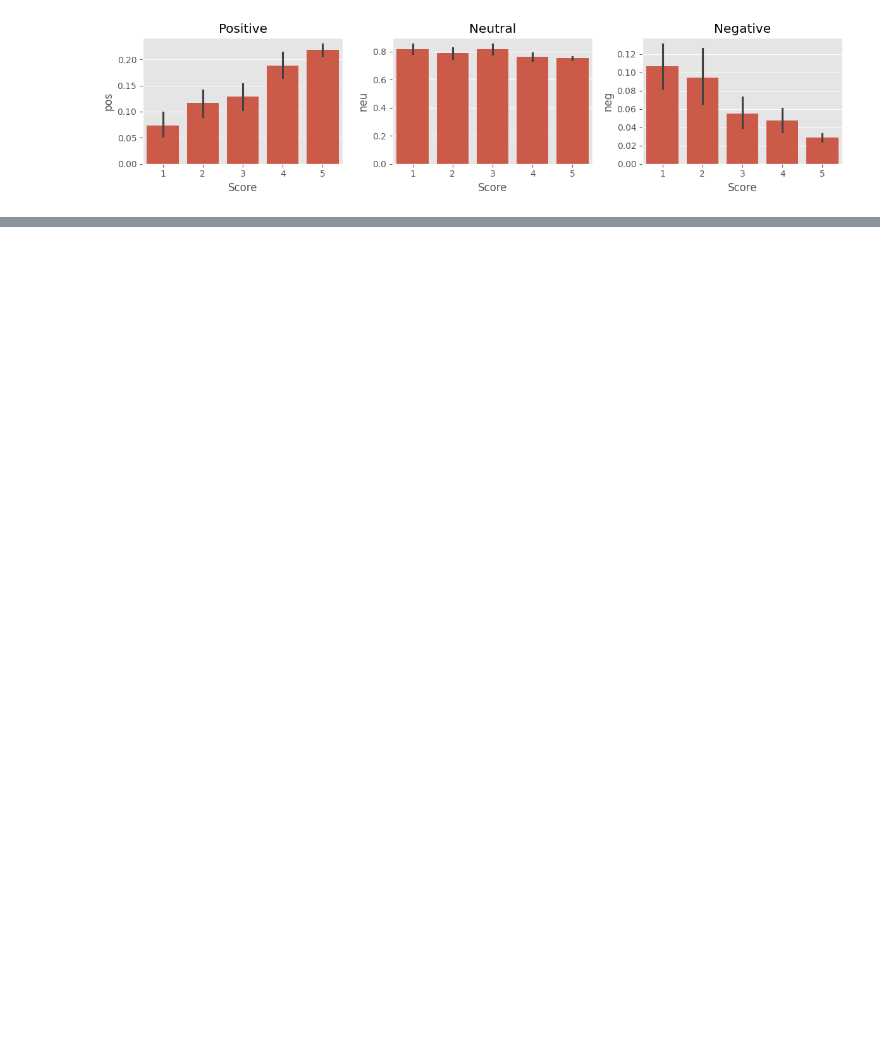
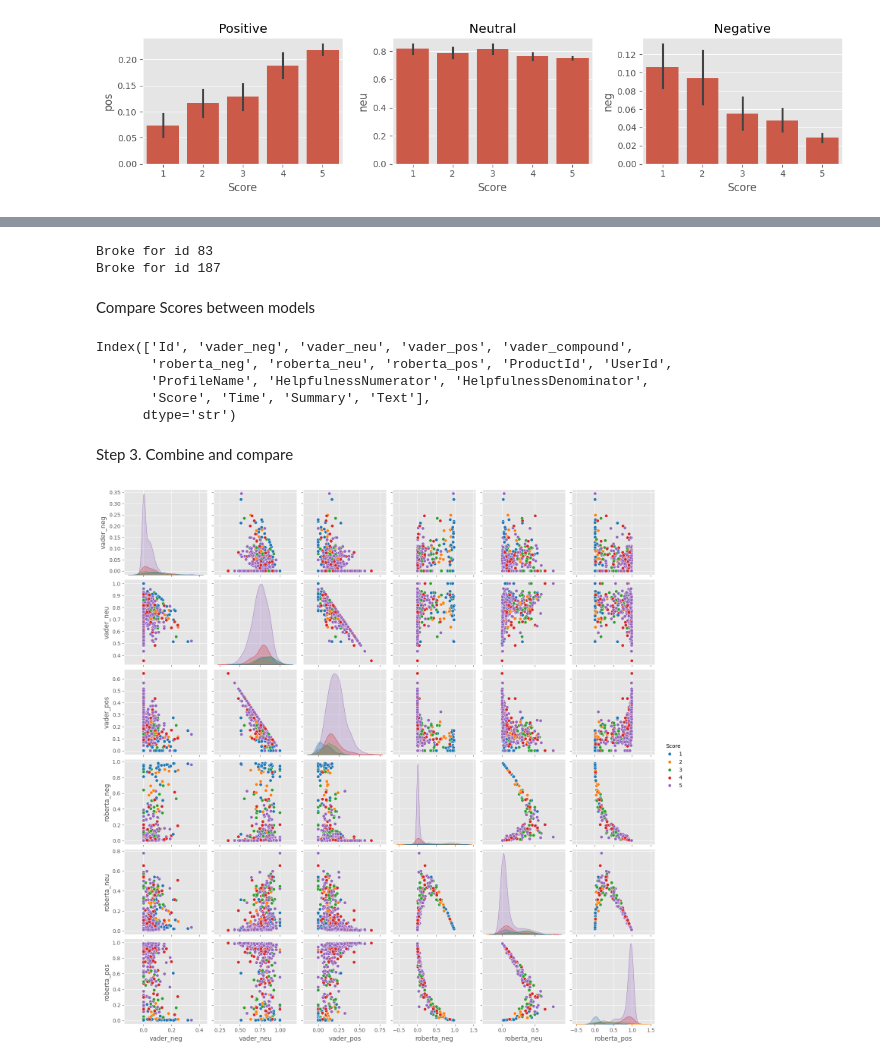
Before and after one commit to fksifat/Sentiment-Analysis-Project-with-NLTK-and-Transformers, a Jupyter notebook: main.ipynb, the cells around one changed output, grey strips where cells are left out. Saved outputs shown, nothing was run; the diff lists cells and outputs as text; code cells hidden in the pictures; blank space fills up the shorter version.

```diff
--- a/main.ipynb
+++ b/main.ipynb
@@ -210,0 +218,4 @@ plt.show()
+# %%
+MODEL = f"cardiffnlp/twitter-roberta-base-sentiment"
+tokenizer = AutoTokenizer.from_pretrained(MODEL)
+model = AutoModelForSequenceClassification.from_pretrained(MODEL)
@@ -210,0 +262,51 @@ plt.show()
+# %%
+res = {}
+for i, row in tqdm(df.iterrows(), total=len(df)):
+    try:
+        text = row["Text"]
+        myid = row["Id"]
+        vader_result = sia.polarity_scores(text)
+        vader_result_rename = {}
+        for key, value in vader_result.items():
+            vader_result_rename[f"vader_{key}"] = value
+        roberta_result = polarity_scores_roberta(text)
+        both = {**vader_result_rename, **roberta_result}
+        res[myid] = both
+    except RuntimeError:
+        print(f"Broke for id {myid}")
+# %% [output]
+Broke for id 83
+Broke for id 187
+# %%
+results_df = pd.DataFrame(res).T
+results_df = results_df.reset_index().rename(columns={"index": "Id"})
+results_df = results_df.merge(df, how="left")
+# %% [markdown]
+Compare Scores between models
+# %%
+results_df.columns
+# %% [output]
+Index(['Id', 'vader_neg', 'vader_neu', 'vader_pos', 'vader_compound',
+       'roberta_neg', 'roberta_neu', 'roberta_pos', 'ProductId', 'UserId',
+       'ProfileName', 'HelpfulnessNumerator', 'HelpfulnessDenominator',
+       'Score', 'Time', 'Summary', 'Text'],
+      dtype='str')
+# %% [markdown]
+Step 3. Combine and compare
+# %%
+sns.pairplot(
+    data=results_df,
+    vars=[
+        "vader_neg",
+        "vader_neu",
+        "vader_pos",
+        "roberta_neg",
+        "roberta_neu",
+        "roberta_pos",
+    ],
+    hue="Score",
+    palette="tab10",
+)
+plt.show()
+# %% [output]
+[figure, added]
```
Also changed, not shown: parts of 23 cells of this notebook.
